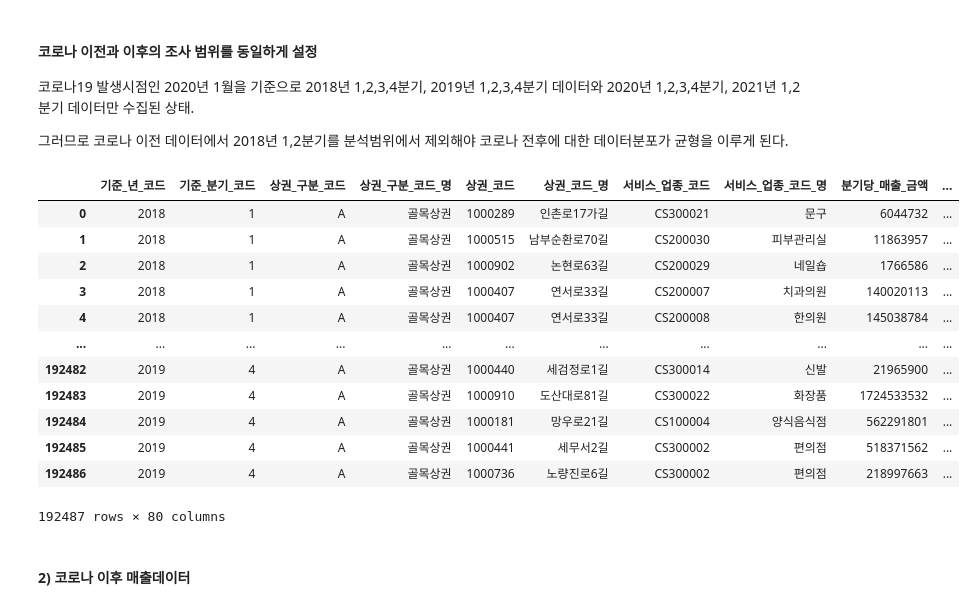
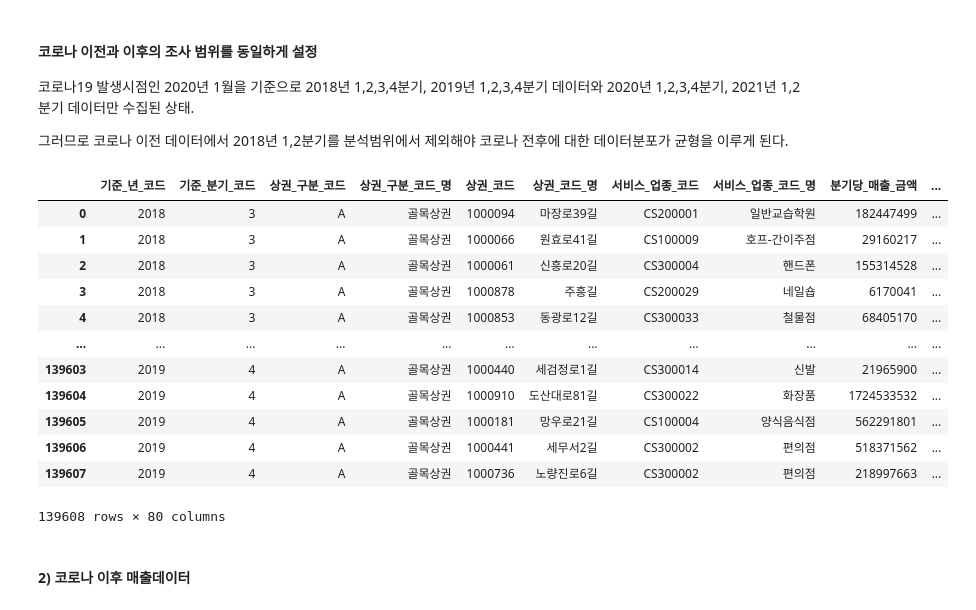
Before and after one commit to Jeeunun/Data_analysis_education_Closed, a Jupyter notebook: data_analysis/번외편/데이터전처리.ipynb, the cells around one changed output. Drawn from its saved outputs; the diff is of its cells as text; code cells hidden in the pictures.

```diff
--- a/data_analysis/번외편/데이터전처리.ipynb
+++ b/data_analysis/번외편/데이터전처리.ipynb
@@ -217,25 +224,25 @@ df상권영역2.to_excel('상권영역.xlsx', index=False)
 
 그러므로 코로나 이전 데이터에서 2018년 1,2분기를 분석범위에서 제외해야 코로나 전후에 대한 데이터분포가 균형을 이루게 된다.
 # %%
-제외할index = 코로나이전df2.query("(기준_분기_코드==2018 and (기준_분기_코드==1 or 기준_분기_코드==2))").index
+제외할index = 코로나이전df2.query("(기준_년_코드==2018 and (기준_분기_코드==1 or 기준_분기_코드==2))").index
 코로나이전df3 = 코로나이전df2.drop(제외할index)
 코로나이전df3.reset_index(drop=True, inplace=True)
 코로나이전df3.to_excel('코로나이전_매출데이터.xlsx', index=False)
 코로나이전df3
 # %% [output]
 |  | 기준_년_코드 | 기준_분기_코드 | 상권_구분_코드 | 상권_구분_코드_명 | 상권_코드 | 상권_코드_명 | 서비스_업종_코드 | 서비스_업종_코드_명 | 분기당_매출_금액 | ... |
-| 0 | 2018 | 1 | A | 골목상권 | 1000289 | 인촌로17가길 | CS300021 | 문구 | 6044732 | ... |
-| 1 | 2018 | 1 | A | 골목상권 | 1000515 | 남부순환로70길 | CS200030 | 피부관리실 | 11863957 | ... |
-| 2 | 2018 | 1 | A | 골목상권 | 1000902 | 논현로63길 | CS200029 | 네일숍 | 1766586 | ... |
-| 3 | 2018 | 1 | A | 골목상권 | 1000407 | 연서로33길 | CS200007 | 치과의원 | 140020113 | ... |
-| 4 | 2018 | 1 | A | 골목상권 | 1000407 | 연서로33길 | CS200008 | 한의원 | 145038784 | ... |
+| 0 | 2018 | 3 | A | 골목상권 | 1000094 | 마장로39길 | CS200001 | 일반교습학원 | 182447499 | ... |
+| 1 | 2018 | 3 | A | 골목상권 | 1000066 | 원효로41길 | CS100009 | 호프-간이주점 | 29160217 | ... |
+| 2 | 2018 | 3 | A | 골목상권 | 1000061 | 신흥로20길 | CS300004 | 핸드폰 | 155314528 | ... |
+| 3 | 2018 | 3 | A | 골목상권 | 1000878 | 주흥길 | CS200029 | 네일숍 | 6170041 | ... |
+| 4 | 2018 | 3 | A | 골목상권 | 1000853 | 동광로12길 | CS300033 | 철물점 | 68405170 | ... |
 | ... | ... | ... | ... | ... | ... | ... | ... | ... | ... | ... |
-| 192482 | 2019 | 4 | A | 골목상권 | 1000440 | 세검정로1길 | CS300014 | 신발 | 21965900 | ... |
-| 192483 | 2019 | 4 | A | 골목상권 | 1000910 | 도산대로81길 | CS300022 | 화장품 | 1724533532 | ... |
-| 192484 | 2019 | 4 | A | 골목상권 | 1000181 | 망우로21길 | CS100004 | 양식음식점 | 562291801 | ... |
-| 192485 | 2019 | 4 | A | 골목상권 | 1000441 | 세무서2길 | CS300002 | 편의점 | 518371562 | ... |
-| 192486 | 2019 | 4 | A | 골목상권 | 1000736 | 노량진로6길 | CS300002 | 편의점 | 218997663 | ... |
+| 139603 | 2019 | 4 | A | 골목상권 | 1000440 | 세검정로1길 | CS300014 | 신발 | 21965900 | ... |
+| 139604 | 2019 | 4 | A | 골목상권 | 1000910 | 도산대로81길 | CS300022 | 화장품 | 1724533532 | ... |
+| 139605 | 2019 | 4 | A | 골목상권 | 1000181 | 망우로21길 | CS100004 | 양식음식점 | 562291801 | ... |
+| 139606 | 2019 | 4 | A | 골목상권 | 1000441 | 세무서2길 | CS300002 | 편의점 | 518371562 | ... |
+| 139607 | 2019 | 4 | A | 골목상권 | 1000736 | 노량진로6길 | CS300002 | 편의점 | 218997663 | ... |
-192487 rows × 80 columns
+139608 rows × 80 columns
 # %% [markdown]
 ####  2) 코로나 이후 매출데이터
 # %%
```
Also changed, not shown: parts of 16 cells of this notebook, 7 other files.
